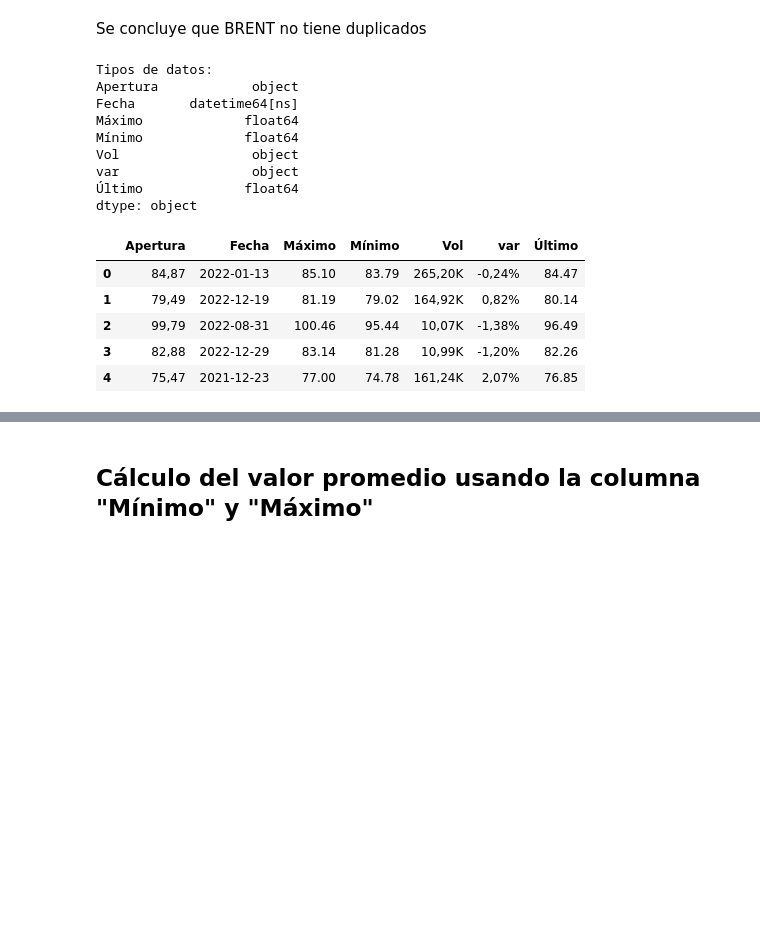
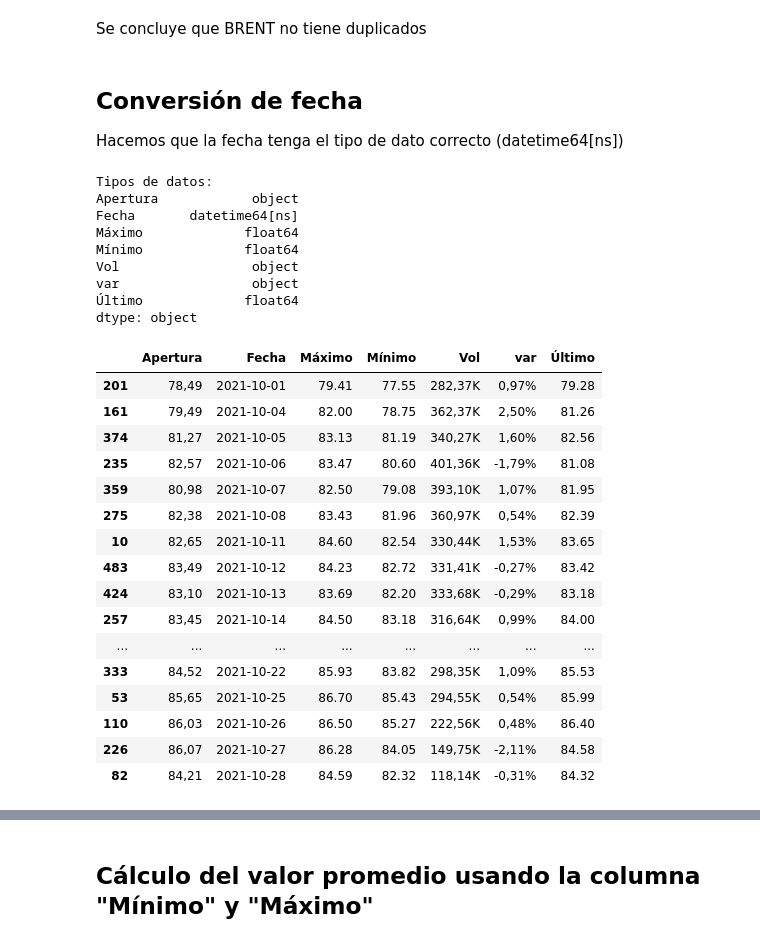
Before and after one commit to maestria-ds-eafit/Proyecto-Integrador-Semestre1, a Jupyter notebook: python-notebooks/EDA_BRENT.ipynb, the cells around one changed output, grey strips where cells are left out. Drawn from its saved outputs; the diff is of its cells as text; code cells hidden in the pictures; blank space fills up the shorter version.

Commit message:
Fixes BRENT

```diff
--- a/python-notebooks/EDA_BRENT.ipynb
+++ b/python-notebooks/EDA_BRENT.ipynb
@@ -91,30 +90,44 @@ Número de registros después de quitar duplicados: 532
 Tiene duplicados?: No
 # %% [markdown]
 Se concluye que BRENT no tiene duplicados
+# %% [markdown]
+## Conversión de fecha
+
+Hacemos que la fecha tenga el tipo de dato correcto (datetime64[ns])
 # %%
 df_brent_sin_duplicados_fecha = df_brent_sin_duplicados.copy()
 
 df_brent_sin_duplicados_fecha["Fecha"] = pd.to_datetime(
     df_brent_sin_duplicados_fecha["Fecha"], errors="raise", dayfirst=True
 )
-df_brent_sin_duplicados_fecha["Fecha"] = df_brent_sin_duplicados_fecha[
-    "Fecha"
-]
+df_brent_sin_duplicados_fecha["Fecha"] = df_brent_sin_duplicados_fecha["Fecha"]
 print(f"Tipos de datos:\n{df_brent_sin_duplicados_fecha.dtypes}")
-df_brent_sin_duplicados_fecha.head()
+df_brent_sin_duplicados_fecha = df_brent_sin_duplicados_fecha.sort_values(by="Fecha")
+df_brent_sin_duplicados_fecha.head(20)
 # %% [output]
 Tipos de datos:
 Apertura            object
 Fecha       datetime64[ns]
 Máximo             float64
 Mínimo             float64
 Vol                 object
 var                 object
 Último             float64
 dtype: object
 |  | Apertura | Fecha | Máximo | Mínimo | Vol | var | Último |
-| 0 | 84,87 | 2022-01-13 | 85.10 | 83.79 | 265,20K | -0,24% | 84.47 |
-| 1 | 79,49 | 2022-12-19 | 81.19 | 79.02 | 164,92K | 0,82% | 80.14 |
-| 2 | 99,79 | 2022-08-31 | 100.46 | 95.44 | 10,07K | -1,38% | 96.49 |
-| 3 | 82,88 | 2022-12-29 | 83.14 | 81.28 | 10,99K | -1,20% | 82.26 |
-| 4 | 75,47 | 2021-12-23 | 77.00 | 74.78 | 161,24K | 2,07% | 76.85 |
+| 201 | 78,49 | 2021-10-01 | 79.41 | 77.55 | 282,37K | 0,97% | 79.28 |
+| 161 | 79,49 | 2021-10-04 | 82.00 | 78.75 | 362,37K | 2,50% | 81.26 |
+| 374 | 81,27 | 2021-10-05 | 83.13 | 81.19 | 340,27K | 1,60% | 82.56 |
+| 235 | 82,57 | 2021-10-06 | 83.47 | 80.60 | 401,36K | -1,79% | 81.08 |
+| 359 | 80,98 | 2021-10-07 | 82.50 | 79.08 | 393,10K | 1,07% | 81.95 |
+| 275 | 82,38 | 2021-10-08 | 83.43 | 81.96 | 360,97K | 0,54% | 82.39 |
+| 10 | 82,65 | 2021-10-11 | 84.60 | 82.54 | 330,44K | 1,53% | 83.65 |
+| 483 | 83,49 | 2021-10-12 | 84.23 | 82.72 | 331,41K | -0,27% | 83.42 |
+| 424 | 83,10 | 2021-10-13 | 83.69 | 82.20 | 333,68K | -0,29% | 83.18 |
+| 257 | 83,45 | 2021-10-14 | 84.50 | 83.18 | 316,64K | 0,99% | 84.00 |
+| ... | ... | ... | ... | ... | ... | ... | ... |
+| 333 | 84,52 | 2021-10-22 | 85.93 | 83.82 | 298,35K | 1,09% | 85.53 |
+| 53 | 85,65 | 2021-10-25 | 86.70 | 85.43 | 294,55K | 0,54% | 85.99 |
+| 110 | 86,03 | 2021-10-26 | 86.50 | 85.27 | 222,56K | 0,48% | 86.40 |
+| 226 | 86,07 | 2021-10-27 | 86.28 | 84.05 | 149,75K | -2,11% | 84.58 |
+| 82 | 84,21 | 2021-10-28 | 84.59 | 82.32 | 118,14K | -0,31% | 84.32 |
```
Also changed, not shown: parts of 11 cells of this notebook, 4 other files.
